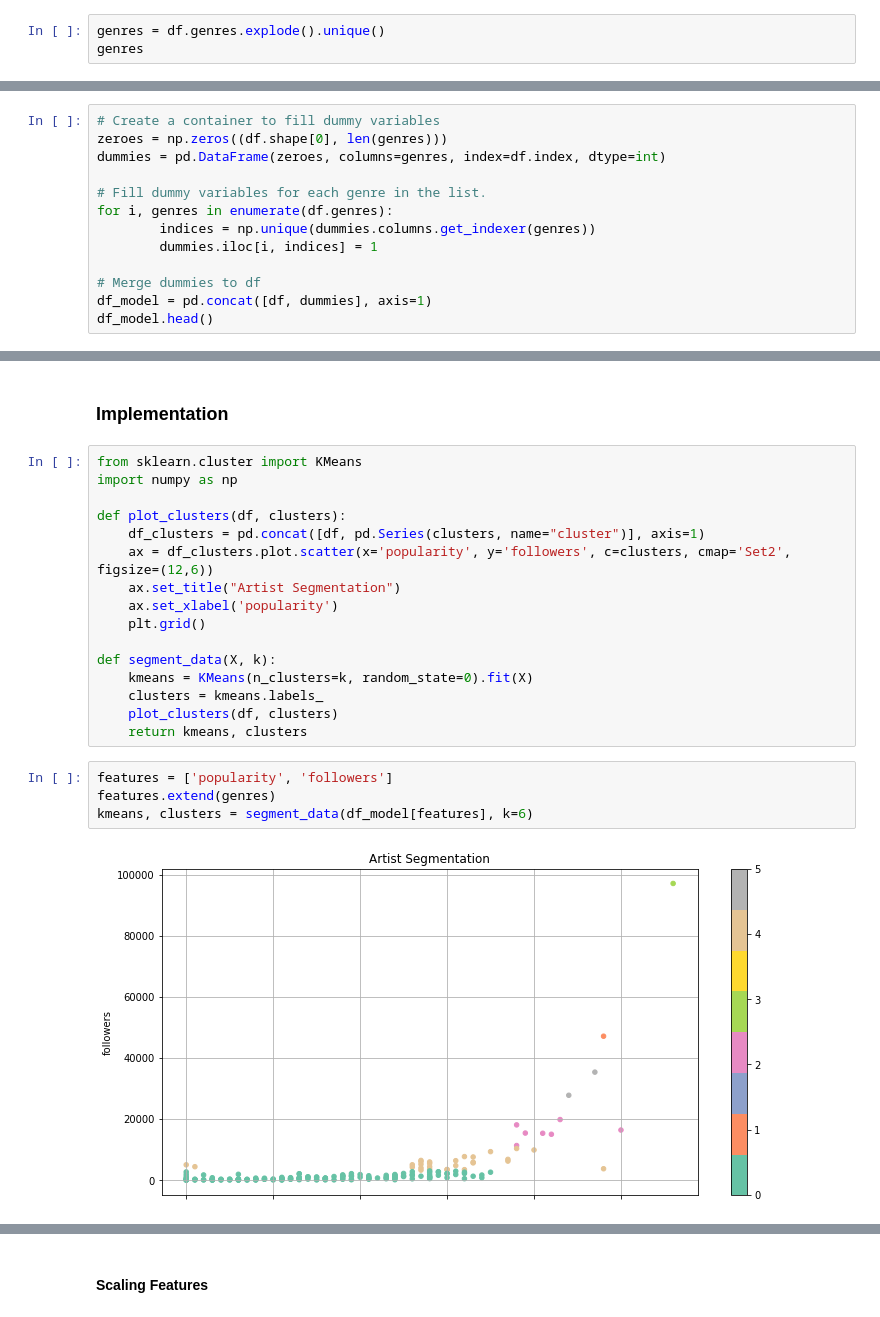
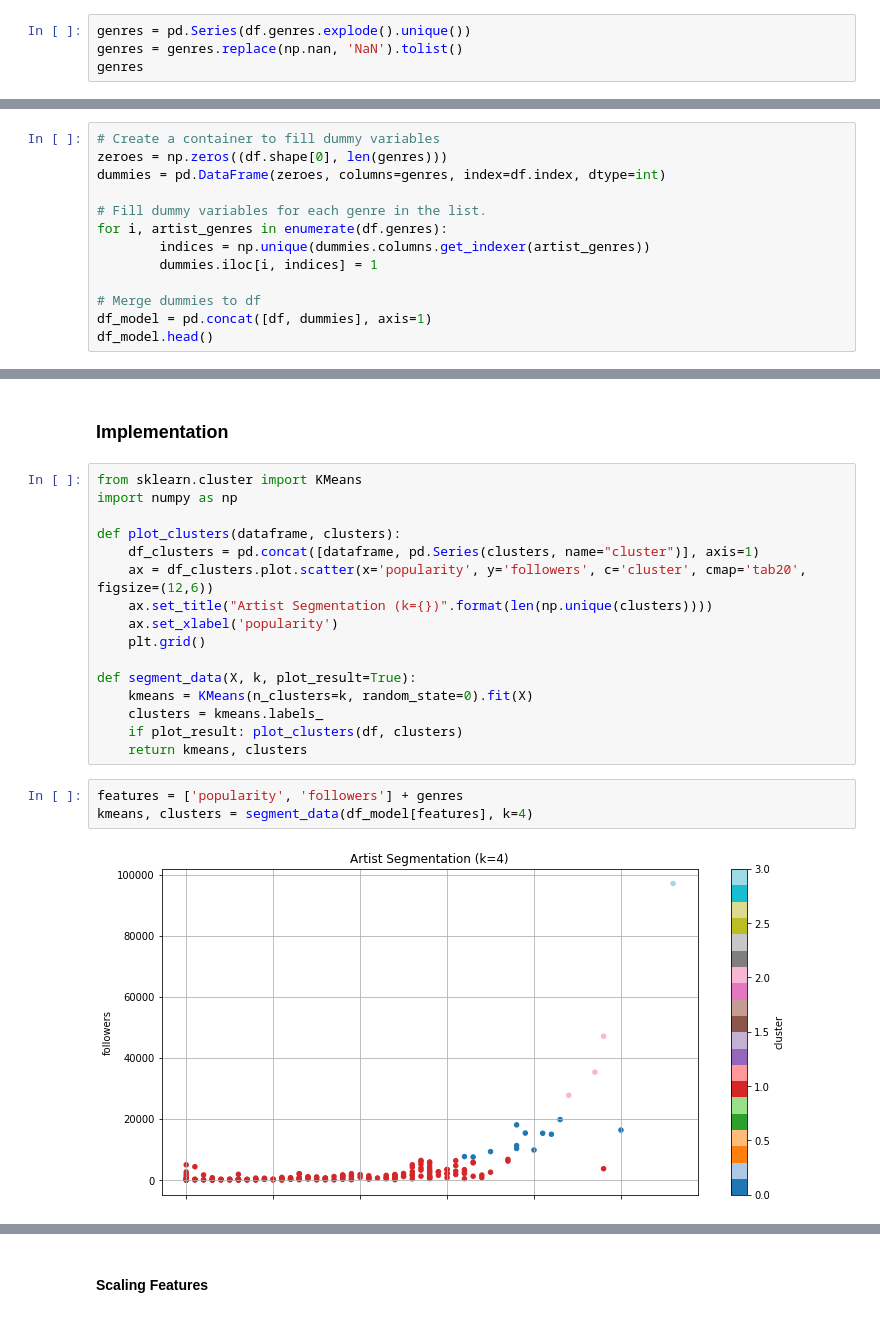
Before and after one commit to leanguardia/bolivian-music, a Jupyter notebook: Capstone-Project.ipynb, the cells around one changed output, grey strips where cells are left out. Cells and saved outputs as stored; diff of their text form.

Commit message:
Feat: Segment non outliers

```diff
--- a/Capstone-Project.ipynb
+++ b/Capstone-Project.ipynb
@@ -250,4 +267,5 @@ Number of genres: 20
 # %%
-genres = df.genres.explode().unique()
+genres = pd.Series(df.genres.explode().unique())
+genres = genres.replace(np.nan, 'NaN').tolist()
 genres
 # %% [output]
@@ -264,8 +297,8 @@ zeroes = np.zeros((df.shape[0], len(genres)))
 dummies = pd.DataFrame(zeroes, columns=genres, index=df.index, dtype=int)
 
 # Fill dummy variables for each genre in the list.
-for i, genres in enumerate(df.genres):
-        indices = np.unique(dummies.columns.get_indexer(genres))
+for i, artist_genres in enumerate(df.genres):
+        indices = np.unique(dummies.columns.get_indexer(artist_genres))
         dummies.iloc[i, indices] = 1
 
 # Merge dummies to df
@@ -285,24 +318,23 @@ df_model.head()
 from sklearn.cluster import KMeans
 import numpy as np
 
-def plot_clusters(df, clusters):
-    df_clusters = pd.concat([df, pd.Series(clusters, name="cluster")], axis=1)
-    ax = df_clusters.plot.scatter(x='popularity', y='followers', c=clusters, cmap='Set2', figsize=(12,6))
-    ax.set_title("Artist Segmentation")
+def plot_clusters(dataframe, clusters):
+    df_clusters = pd.concat([dataframe, pd.Series(clusters, name="cluster")], axis=1)
+    ax = df_clusters.plot.scatter(x='popularity', y='followers', c='cluster', cmap='tab20', figsize=(12,6))
+    ax.set_title("Artist Segmentation (k={})".format(len(np.unique(clusters))))
     ax.set_xlabel('popularity')
     plt.grid()
 
-def segment_data(X, k):
+def segment_data(X, k, plot_result=True):
     kmeans = KMeans(n_clusters=k, random_state=0).fit(X)
     clusters = kmeans.labels_
-    plot_clusters(df, clusters)
+    if plot_result: plot_clusters(df, clusters)
     return kmeans, clusters
 # %%
-features = ['popularity', 'followers']
-features.extend(genres)
-kmeans, clusters = segment_data(df_model[features], k=6)
+features = ['popularity', 'followers'] + genres
+kmeans, clusters = segment_data(df_model[features], k=4)
 # %% [output]
-[figure, old version]
+[figure, new version]
 # %%
 kmeans.cluster_centers_[:, :2]
 # %% [output]
```
Also changed, not shown: parts of 19 cells of this notebook.
